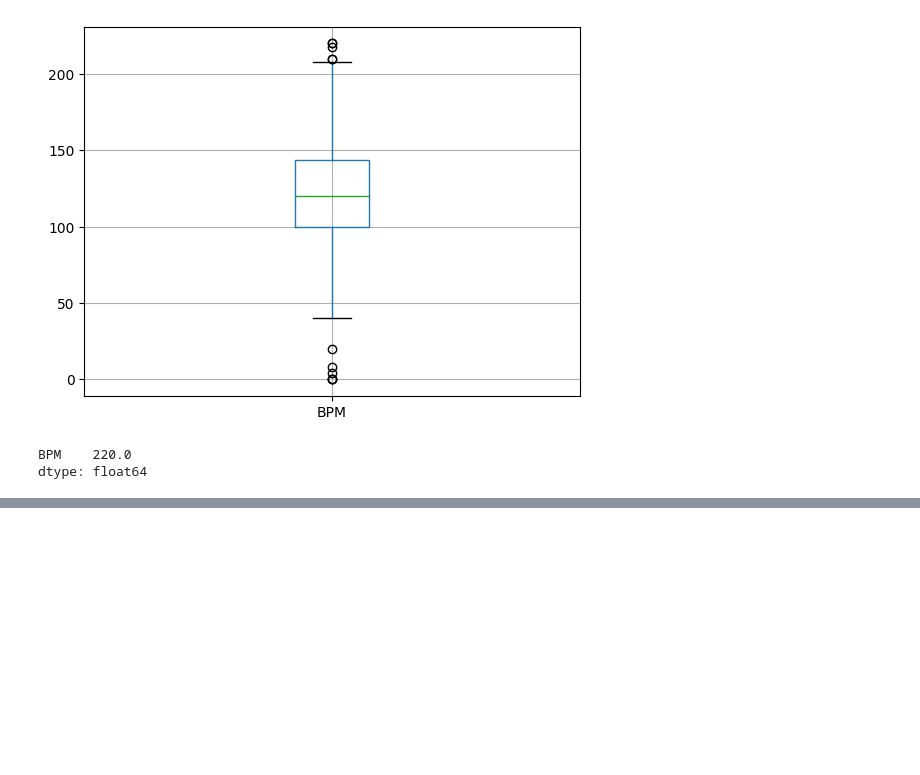
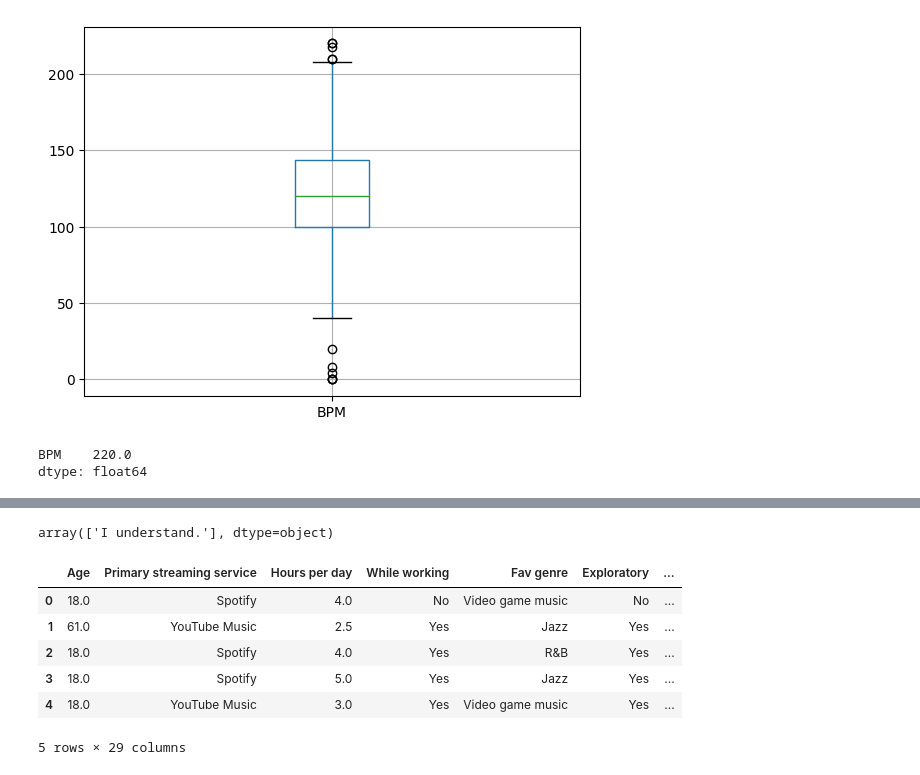
Before and after one commit to MargueriteSzabo/music_mentalhealth, a Jupyter notebook: notebooks/EDA.ipynb, the cells around one changed output, grey strips where cells are left out. Cells and saved outputs as stored; diff of their text form; code cells hidden in the pictures; blank space fills up the shorter version.

Commit message:
first string preprocessing in data.py and work on notebook to start ml

```diff
--- a/notebooks/EDA.ipynb
+++ b/notebooks/EDA.ipynb
@@ -394,0 +397,3 @@ dtype: float64
+# %%
+processed_df = pd.read_csv('../data/processed_results.csv')
+processed_df.shape
@@ -394,0 +416,25 @@ dtype: float64
+# %%
+processed_df["Permissions"].unique()
+# %% [output]
+array(['I understand.'], dtype=object)
+# %%
+ml_dp = processed_df[['Age', 'Primary streaming service',
+       'Hours per day', 'While working',
+       'Fav genre', 'Exploratory', 'Foreign languages', 'BPM',
+       'Frequency [Classical]', 'Frequency [Country]', 'Frequency [EDM]',
+       'Frequency [Folk]', 'Frequency [Gospel]', 'Frequency [Hip hop]',
+       'Frequency [Jazz]', 'Frequency [K pop]', 'Frequency [Latin]',
+       'Frequency [Lofi]', 'Frequency [Metal]', 'Frequency [Pop]',
+       'Frequency [R&B]', 'Frequency [Rap]', 'Frequency [Rock]',
+       'Frequency [Video game music]', 'Anxiety', 'Depression', 'Insomnia',
+       'OCD', 'Music effects']].copy()
+# %%
+ml_dp.head()
+# %% [output]
+|  | Age | Primary streaming service | Hours per day | While working | Fav genre | Exploratory | ... |
+| 0 | 18.0 | Spotify | 4.0 | No | Video game music | No | ... |
+| 1 | 61.0 | YouTube Music | 2.5 | Yes | Jazz | Yes | ... |
+| 2 | 18.0 | Spotify | 4.0 | Yes | R&B | Yes | ... |
+| 3 | 18.0 | Spotify | 5.0 | Yes | Jazz | Yes | ... |
+| 4 | 18.0 | YouTube Music | 3.0 | Yes | Video game music | Yes | ... |
+5 rows × 29 columns
```
Also changed, not shown: parts of 3 cells of this notebook, 1 other file.
